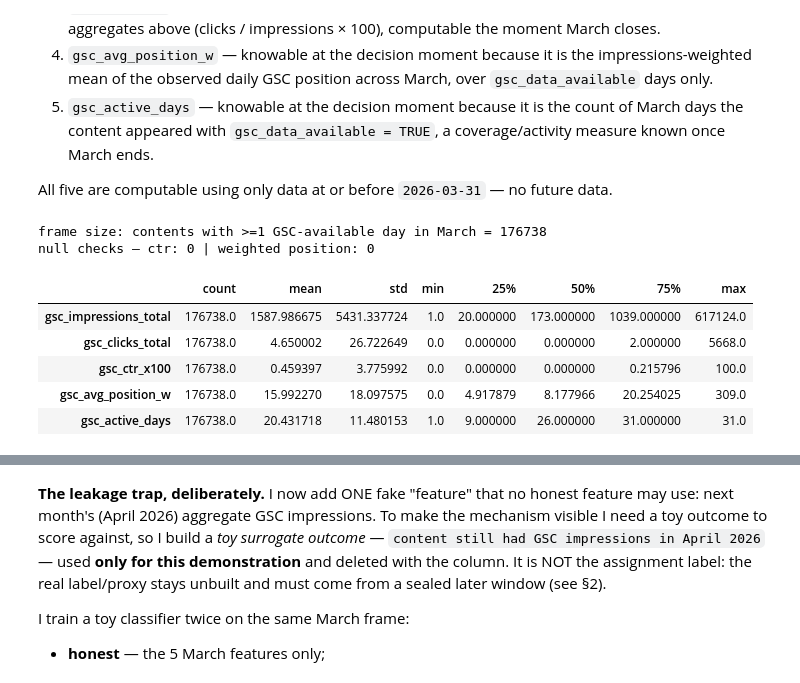
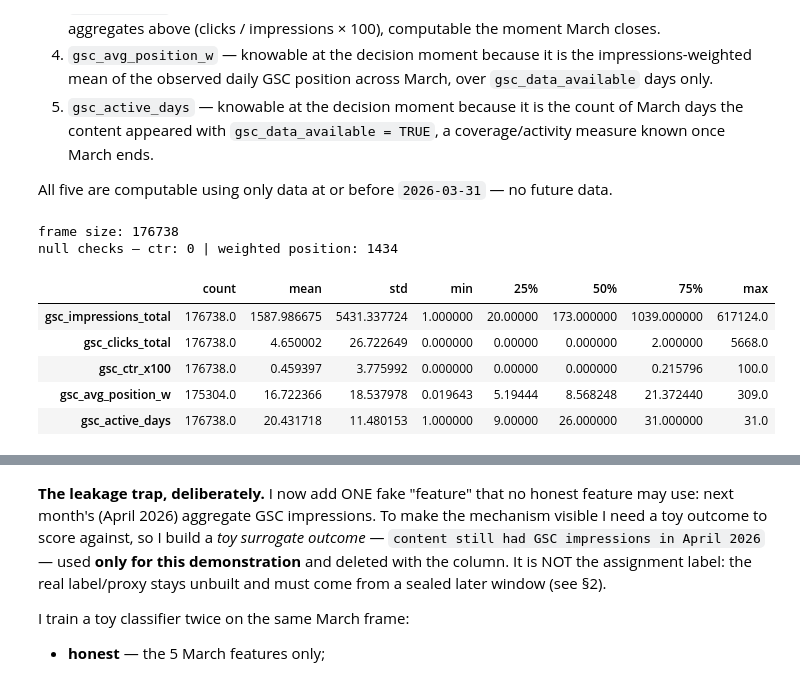
Before and after one commit to Vishal-141206/flyrank-ml-internship, a Jupyter notebook: work/notebooks/w03_data_contract.ipynb, the cells around one changed output, grey strips where cells are left out. Drawn from its saved outputs; the diff is of its cells as text; code cells hidden in the pictures.

```diff
--- a/work/notebooks/w03_data_contract.ipynb
+++ b/work/notebooks/w03_data_contract.ipynb
@@ -258,32 +264,34 @@ All five are computable using only data at or before `2026-03-31` — no future
 # %%
 feat = con.execute("""
 SELECT
   content_hash_id,
   client_hash_id,
-  SUM(gsc_impressions) FILTER (WHERE gsc_data_available IS TRUE)                 AS gsc_impressions_total,
-  SUM(gsc_clicks)     FILTER (WHERE gsc_data_available IS TRUE)                  AS gsc_clicks_total,
-  COUNT(*)           FILTER (WHERE gsc_data_available IS TRUE)                   AS gsc_active_days,
-  SUM(gsc_impressions * gsc_avg_position) FILTER (WHERE gsc_data_available IS TRUE)
-    / NULLIF(SUM(gsc_impressions) FILTER (WHERE gsc_data_available IS TRUE), 0)  AS gsc_avg_position_w
+  SUM(gsc_impressions) FILTER (WHERE gsc_data_available IS TRUE)                            AS gsc_impressions_total,
+  SUM(gsc_clicks)     FILTER (WHERE gsc_data_available IS TRUE)                             AS gsc_clicks_total,
+  COUNT(*)           FILTER (WHERE gsc_data_available IS TRUE)                              AS gsc_active_days,
+  SUM(gsc_impressions * gsc_avg_position)
+    FILTER (WHERE gsc_data_available IS TRUE AND gsc_avg_position > 0)
+    / NULLIF(SUM(gsc_impressions)
+        FILTER (WHERE gsc_data_available IS TRUE AND gsc_avg_position > 0), 0)              AS gsc_avg_position_w
 FROM mar
 WHERE gsc_data_available IS TRUE
 GROUP BY 1, 2
 ORDER BY content_hash_id
 """).fetchdf()
 feat = feat.sort_values("content_hash_id").reset_index(drop=True)
 feat["gsc_ctr_x100"] = feat["gsc_clicks_total"] / feat["gsc_impressions_total"] * 100.0
 
-print("frame size: contents with >=1 GSC-available day in March =", len(feat))
+print("frame size:", len(feat))
 print("null checks — ctr:", int(feat["gsc_ctr_x100"].isna().sum()),
       "| weighted position:", int(feat["gsc_avg_position_w"].isna().sum()))
 feat[["gsc_impressions_total", "gsc_clicks_total", "gsc_ctr_x100",
       "gsc_avg_position_w", "gsc_active_days"]].describe().T
 # %% [output]
-frame size: contents with >=1 GSC-available day in March = 176738
-null checks — ctr: 0 | weighted position: 0
+frame size: 176738
+null checks — ctr: 0 | weighted position: 1434
 |  | count | mean | std | min | 25% | 50% | 75% | max |
-| gsc_impressions_total | 176738.0 | 1587.986675 | 5431.337724 | 1.0 | 20.000000 | 173.000000 | 1039.000000 | 617124.0 |
-| gsc_clicks_total | 176738.0 | 4.650002 | 26.722649 | 0.0 | 0.000000 | 0.000000 | 2.000000 | 5668.0 |
-| gsc_ctr_x100 | 176738.0 | 0.459397 | 3.775992 | 0.0 | 0.000000 | 0.000000 | 0.215796 | 100.0 |
-| gsc_avg_position_w | 176738.0 | 15.992270 | 18.097575 | 0.0 | 4.917879 | 8.177966 | 20.254025 | 309.0 |
-| gsc_active_days | 176738.0 | 20.431718 | 11.480153 | 1.0 | 9.000000 | 26.000000 | 31.000000 | 31.0 |
+| gsc_impressions_total | 176738.0 | 1587.986675 | 5431.337724 | 1.000000 | 20.00000 | 173.000000 | 1039.000000 | 617124.0 |
+| gsc_clicks_total | 176738.0 | 4.650002 | 26.722649 | 0.000000 | 0.00000 | 0.000000 | 2.000000 | 5668.0 |
+| gsc_ctr_x100 | 176738.0 | 0.459397 | 3.775992 | 0.000000 | 0.00000 | 0.000000 | 0.215796 | 100.0 |
+| gsc_avg_position_w | 175304.0 | 16.722366 | 18.537978 | 0.019643 | 5.19444 | 8.568248 | 21.372440 | 309.0 |
+| gsc_active_days | 176738.0 | 20.431718 | 11.480153 | 1.000000 | 9.00000 | 26.000000 | 31.000000 | 31.0 |
```
Also changed, not shown: parts of 7 cells of this notebook.
